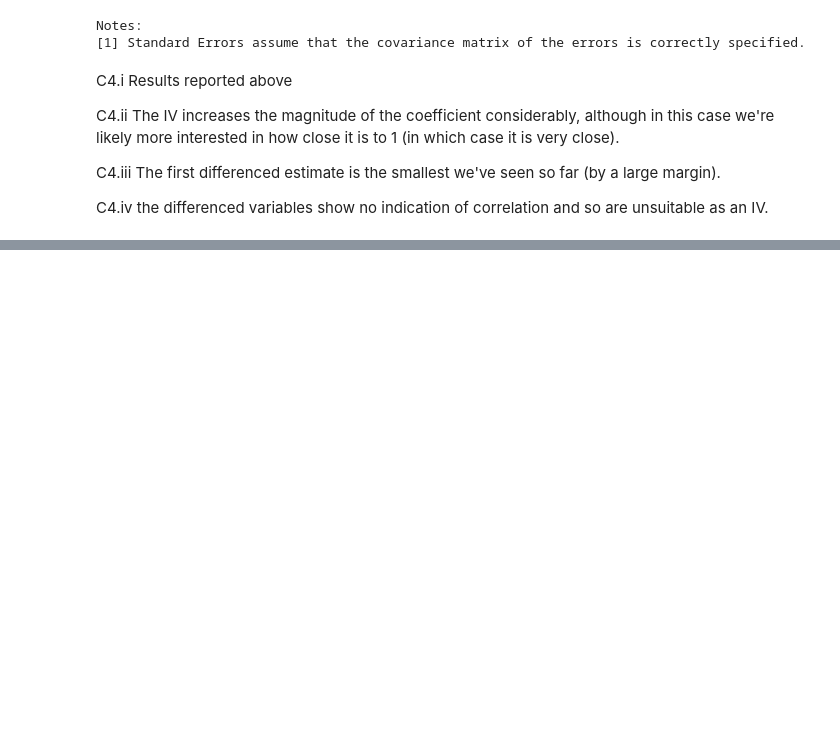
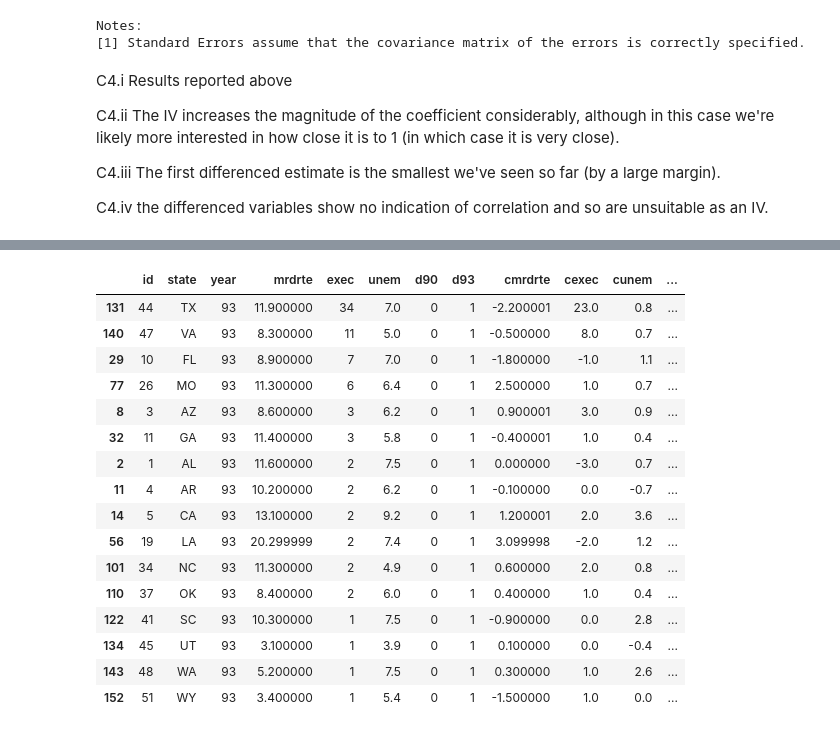
Before and after one commit to systemchalk/wooldridge_workbook, a Jupyter notebook: ch15.ipynb, the cells around one changed output, grey strips where cells are left out. Saved outputs shown, nothing was run; the diff lists cells and outputs as text; code cells hidden in the pictures; blank space fills up the shorter version.

```diff
--- a/ch15.ipynb
+++ b/ch15.ipynb
@@ -466,0 +567,22 @@ C4.iv the differenced variables show no indication of correlation and so are uns
+# %%
+# Exercise 6
+murder = pd.read_stata("./stata/MURDER.DTA")
+murder[(murder.year == 93) & (murder.exec > 0)].sort_values("exec", ascending=False)
+# %% [output]
+|  | id | state | year | mrdrte | exec | unem | d90 | d93 | cmrdrte | cexec | cunem | ... |
+| 131 | 44 | TX | 93 | 11.900000 | 34 | 7.0 | 0 | 1 | -2.200001 | 23.0 | 0.8 | ... |
+| 140 | 47 | VA | 93 | 8.300000 | 11 | 5.0 | 0 | 1 | -0.500000 | 8.0 | 0.7 | ... |
+| 29 | 10 | FL | 93 | 8.900000 | 7 | 7.0 | 0 | 1 | -1.800000 | -1.0 | 1.1 | ... |
+| 77 | 26 | MO | 93 | 11.300000 | 6 | 6.4 | 0 | 1 | 2.500000 | 1.0 | 0.7 | ... |
+| 8 | 3 | AZ | 93 | 8.600000 | 3 | 6.2 | 0 | 1 | 0.900001 | 3.0 | 0.9 | ... |
+| 32 | 11 | GA | 93 | 11.400000 | 3 | 5.8 | 0 | 1 | -0.400001 | 1.0 | 0.4 | ... |
+| 2 | 1 | AL | 93 | 11.600000 | 2 | 7.5 | 0 | 1 | 0.000000 | -3.0 | 0.7 | ... |
+| 11 | 4 | AR | 93 | 10.200000 | 2 | 6.2 | 0 | 1 | -0.100000 | 0.0 | -0.7 | ... |
+| 14 | 5 | CA | 93 | 13.100000 | 2 | 9.2 | 0 | 1 | 1.200001 | 2.0 | 3.6 | ... |
+| 56 | 19 | LA | 93 | 20.299999 | 2 | 7.4 | 0 | 1 | 3.099998 | -2.0 | 1.2 | ... |
+| 101 | 34 | NC | 93 | 11.300000 | 2 | 4.9 | 0 | 1 | 0.600000 | 2.0 | 0.8 | ... |
+| 110 | 37 | OK | 93 | 8.400000 | 2 | 6.0 | 0 | 1 | 0.400000 | 1.0 | 0.4 | ... |
+| 122 | 41 | SC | 93 | 10.300000 | 1 | 7.5 | 0 | 1 | -0.900000 | 0.0 | 2.8 | ... |
+| 134 | 45 | UT | 93 | 3.100000 | 1 | 3.9 | 0 | 1 | 0.100000 | 0.0 | -0.4 | ... |
+| 143 | 48 | WA | 93 | 5.200000 | 1 | 7.5 | 0 | 1 | 0.300000 | 1.0 | 2.6 | ... |
+| 152 | 51 | WY | 93 | 3.400000 | 1 | 5.4 | 0 | 1 | -1.500000 | 1.0 | 0.0 | ... |
```
Also changed, not shown: parts of 28 cells of this notebook.
